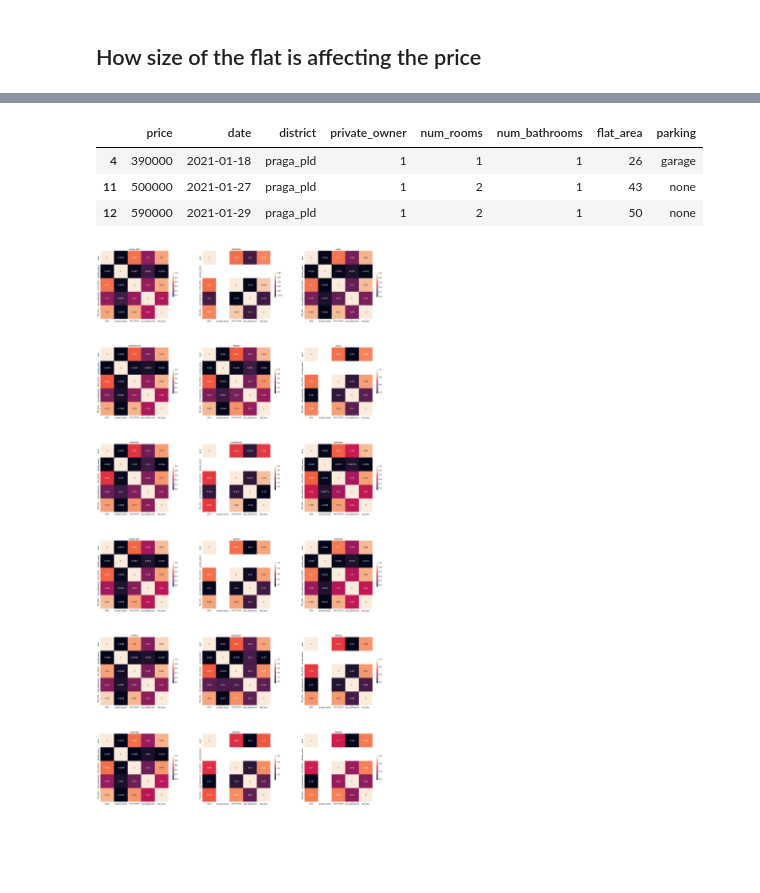
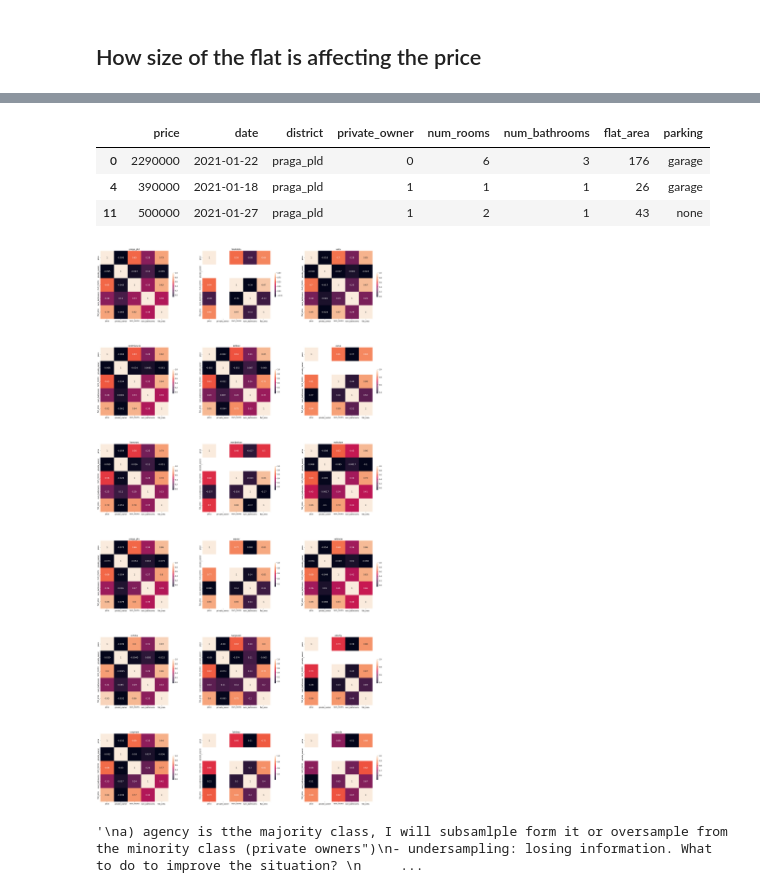
Before and after one commit to mbalcerzak/warsaw-real-estate-analysis, a Jupyter notebook: src/preprocessing.ipynb, the cells around one changed output, grey strips where cells are left out. Saved outputs shown, nothing was run; the diff lists cells and outputs as text; code cells hidden in the pictures; blank space fills up the shorter version.

```diff
--- a/src/preprocessing.ipynb
+++ b/src/preprocessing.ipynb
@@ -10,7 +10,7 @@ import seaborn as sns
 import matplotlib.pyplot as plt
 # %%
 try:
-    conn = sqlite3.connect('../data_raw/flats_12December2021.db')
+    conn = sqlite3.connect('../data_raw/flats_16January2022.db')
     cursor = conn.cursor()
 
     cursor.execute(f"SELECT count(*) FROM flats")
@@ -32,7 +32,7 @@ try:
     print(df.head(2))
 
     sql_query_prices = pd.read_sql_query('''
-                                            SELECT prices.flat_id, date, max(price) as price, location, flat_area
+                                            SELECT prices.flat_id, max(date) as date, price, location, flat_area
                                             FROM prices
                                             LEFT JOIN flats
                                             ON prices.flat_id = flats.flat_id
@@ -257,23 +278,37 @@ data = no_outl_df[['price', 'date', 'district','private_owner','num_rooms','num_
 data.head(3)
 # %% [output]
 |  | price | date | district | private_owner | num_rooms | num_bathrooms | flat_area | parking |
+| 0 | 2290000 | 2021-01-22 | praga_pld | 0 | 6 | 3 | 176 | garage |
 | 4 | 390000 | 2021-01-18 | praga_pld | 1 | 1 | 1 | 26 | garage |
 | 11 | 500000 | 2021-01-27 | praga_pld | 1 | 2 | 1 | 43 | none |
-| 12 | 590000 | 2021-01-29 | praga_pld | 1 | 2 | 1 | 50 | none |
 # %%
 districts = data['district'].unique()
 
 fig = plt.figure(figsize = (30, 60))
 for i, district in enumerate(districts):
     subset = data.loc[data['district'] == district]
 
     ax = fig.add_subplot(6, 3, i+1) # row, column, position
     ax.set_title(district)
     sns.heatmap(data=subset.corr(), ax=ax, square=True, cbar_kws={'shrink': .3}, annot=True, annot_kws={'fontsize': 12})
 
 plt.show()
+
+
+# Stats language
+"""
+a) agency is tthe majority class, I will subsamlple form it or oversample from the minority class (private owners")
+- undersampling: losing information. What to do to improve the situation?
+    -- We can sample it multiple times and each time associate with the minority class
+    -- if we know the distrinution we can sample from different regions of the diestribution. `to keep the diversity of samples
+- oversmple:
+    -- biasing the dataset. We're changing the underlying statistics of the data
+    -- balance: how little to distort it to still keep it sane
+
+"""
 # %% [output]
-[figure, old version]
+[figure, new version]
+'\na) agency is tthe majority class, I will subsamlple form it or oversample from the minority class (private owners")\n- undersampling: losing information. What to do to improve the situation? \n     ...
 # %%
 fig, ax = plt.subplots(figsize=(10,10))
 sns.violinplot('num_rooms', 'price', data=no_outl_df, ax=ax)
```
Also changed, not shown: parts of 11 cells of this notebook, 4 other files.
